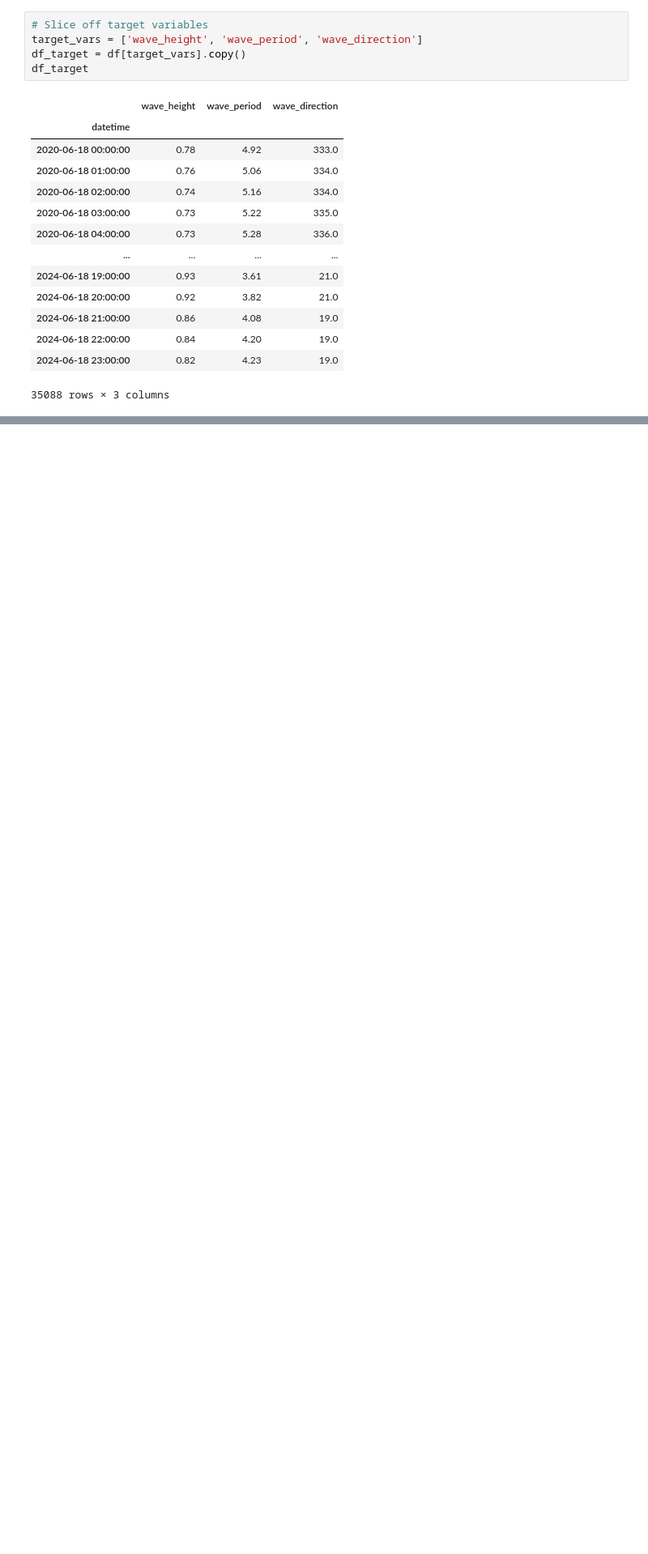
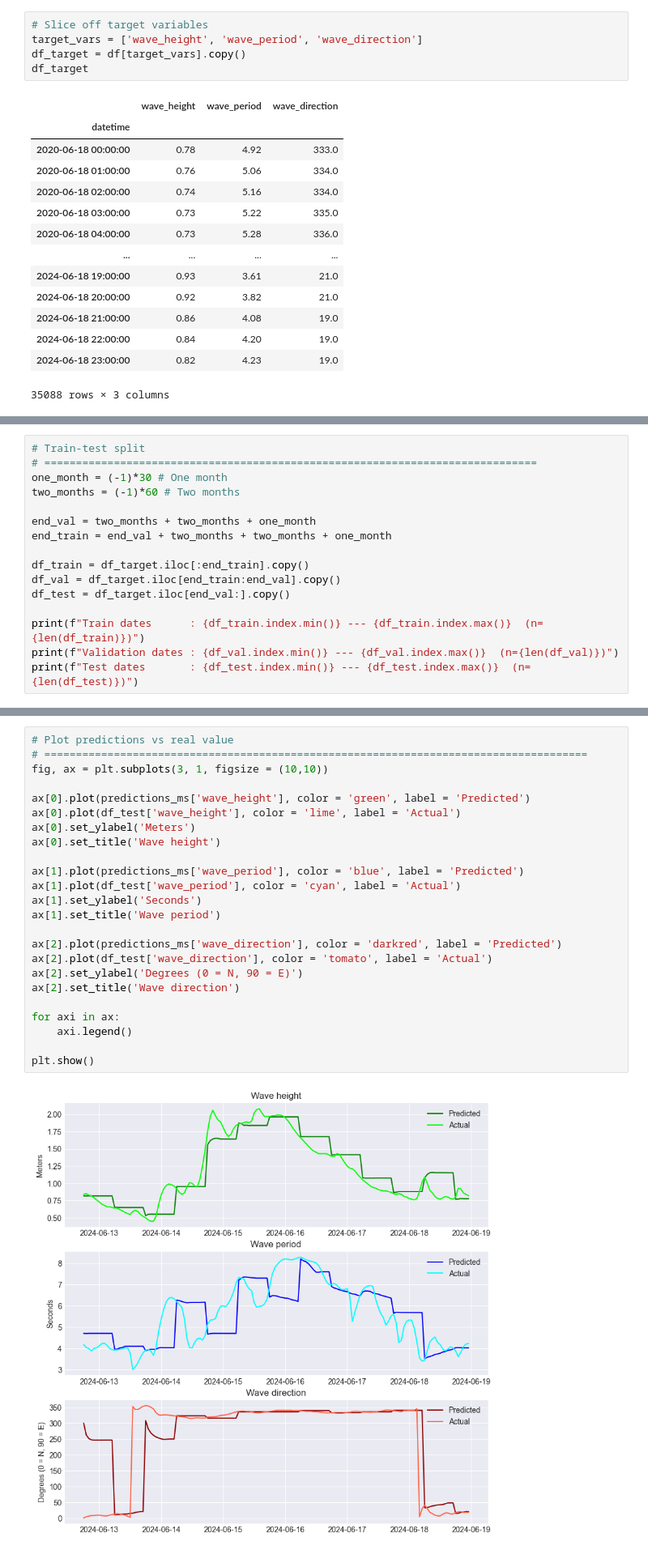
Before and after one commit to AlvaroCorrales/wave-height-app, a Jupyter notebook: Modelling tests.ipynb, the cells around one changed output, grey strips where cells are left out. Shown at 81% size. Drawn from its saved outputs; the diff is of its cells as text; blank space fills up the shorter version.

```diff
--- a/Modelling tests.ipynb
+++ b/Modelling tests.ipynb
@@ -104,0 +178,16 @@ df_target
+# %%
+# Train-test split
+# ==============================================================================
+one_month = (-1)*30 # One month
+two_months = (-1)*60 # Two months
+
+end_val = two_months + two_months + one_month
+end_train = end_val + two_months + two_months + one_month
+
+df_train = df_target.iloc[:end_train].copy()
+df_val = df_target.iloc[end_train:end_val].copy()
+df_test = df_target.iloc[end_val:].copy()
+
+print(f"Train dates      : {df_train.index.min()} --- {df_train.index.max()}  (n={len(df_train)})")
+print(f"Validation dates : {df_val.index.min()} --- {df_val.index.max()}  (n={len(df_val)})")
+print(f"Test dates       : {df_test.index.min()} --- {df_test.index.max()}  (n={len(df_test)})")
@@ -104,0 +259,26 @@ df_target
+# %%
+# Plot predictions vs real value
+# ======================================================================================
+fig, ax = plt.subplots(3, 1, figsize = (10,10))
+
+ax[0].plot(predictions_ms['wave_height'], color = 'green', label = 'Predicted')
+ax[0].plot(df_test['wave_height'], color = 'lime', label = 'Actual')
+ax[0].set_ylabel('Meters')
+ax[0].set_title('Wave height')
+
+ax[1].plot(predictions_ms['wave_period'], color = 'blue', label = 'Predicted')
+ax[1].plot(df_test['wave_period'], color = 'cyan', label = 'Actual')
+ax[1].set_ylabel('Seconds')
+ax[1].set_title('Wave period')
+
+ax[2].plot(predictions_ms['wave_direction'], color = 'darkred', label = 'Predicted')
+ax[2].plot(df_test['wave_direction'], color = 'tomato', label = 'Actual')
+ax[2].set_ylabel('Degrees (0 = N, 90 = E)')
+ax[2].set_title('Wave direction')
+
+for axi in ax:
+    axi.legend()
+
+plt.show()
+# %% [output]
+[figure, added]
```
Also changed, not shown: parts of 9 cells of this notebook.
